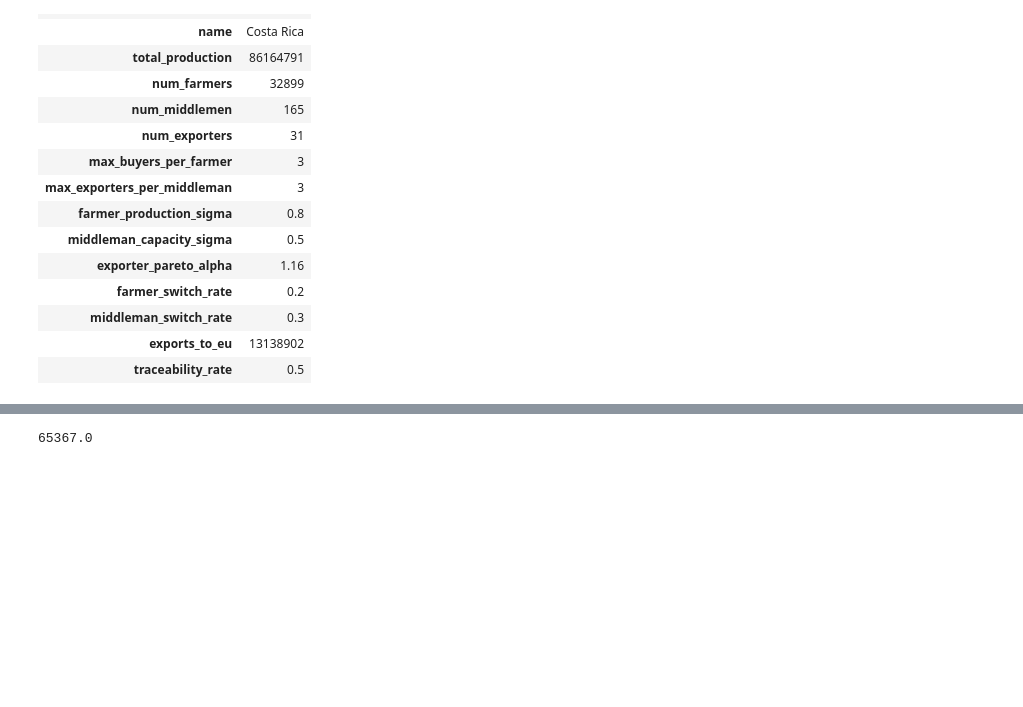
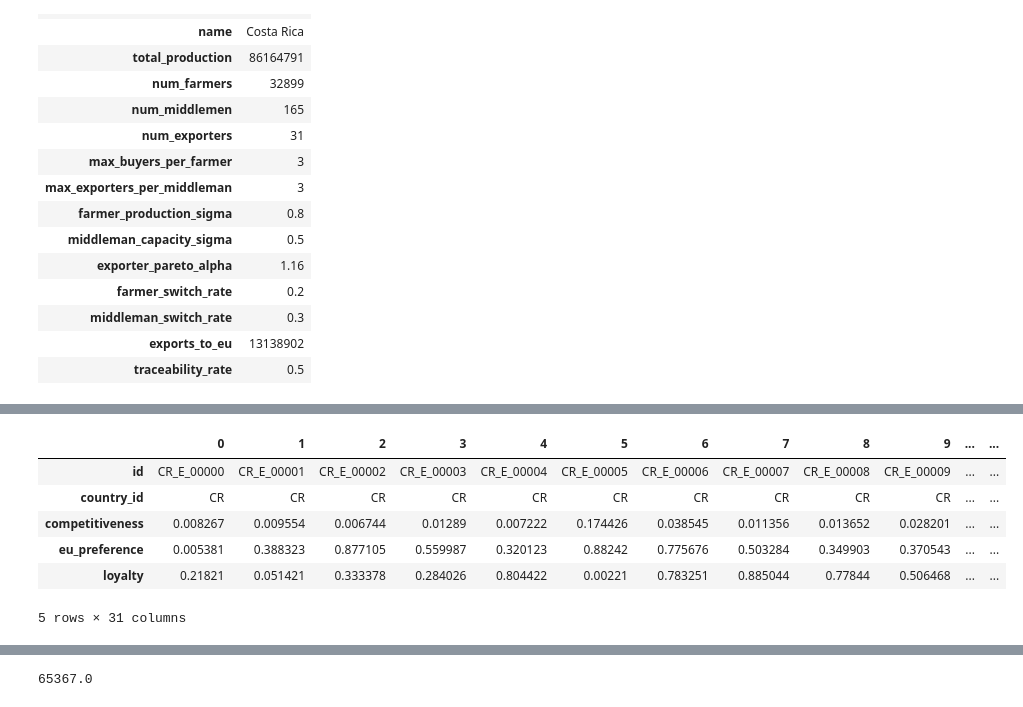
Before and after one commit to ccerv1/supply-chain-simulator, a Jupyter notebook: supply_chain_simulator/DashboardPrototype.ipynb, the cells around one changed output, grey strips where cells are left out. Cells and saved outputs as stored; diff of their text form; code cells hidden in the pictures; blank space fills up the shorter version.

```diff
--- a/supply_chain_simulator/DashboardPrototype.ipynb
+++ b/supply_chain_simulator/DashboardPrototype.ipynb
@@ -36,3 +50,16 @@ pd.read_sql_query("""
+# %%
+pd.read_sql_query("""
+    SELECT *
+    FROM exporters
+""", conn).T
+# %% [output]
+|  | 0 | 1 | 2 | 3 | 4 | 5 | 6 | 7 | 8 | 9 | ... | ... |
+| id | CR_E_00000 | CR_E_00001 | CR_E_00002 | CR_E_00003 | CR_E_00004 | CR_E_00005 | CR_E_00006 | CR_E_00007 | CR_E_00008 | CR_E_00009 | ... | ... |
+| country_id | CR | CR | CR | CR | CR | CR | CR | CR | CR | CR | ... | ... |
+| competitiveness | 0.008267 | 0.009554 | 0.006744 | 0.01289 | 0.007222 | 0.174426 | 0.038545 | 0.011356 | 0.013652 | 0.028201 | ... | ... |
+| eu_preference | 0.005381 | 0.388323 | 0.877105 | 0.559987 | 0.320123 | 0.88242 | 0.775676 | 0.503284 | 0.349903 | 0.370543 | ... | ... |
+| loyalty | 0.21821 | 0.051421 | 0.333378 | 0.284026 | 0.804422 | 0.00221 | 0.783251 | 0.885044 | 0.77844 | 0.506468 | ... | ... |
+5 rows × 31 columns
 # %%
 df_trade = pd.read_sql_query("""
     SELECT * FROM trading_flows
```
Also changed, not shown: parts of 2 cells of this notebook, 3 other files.
